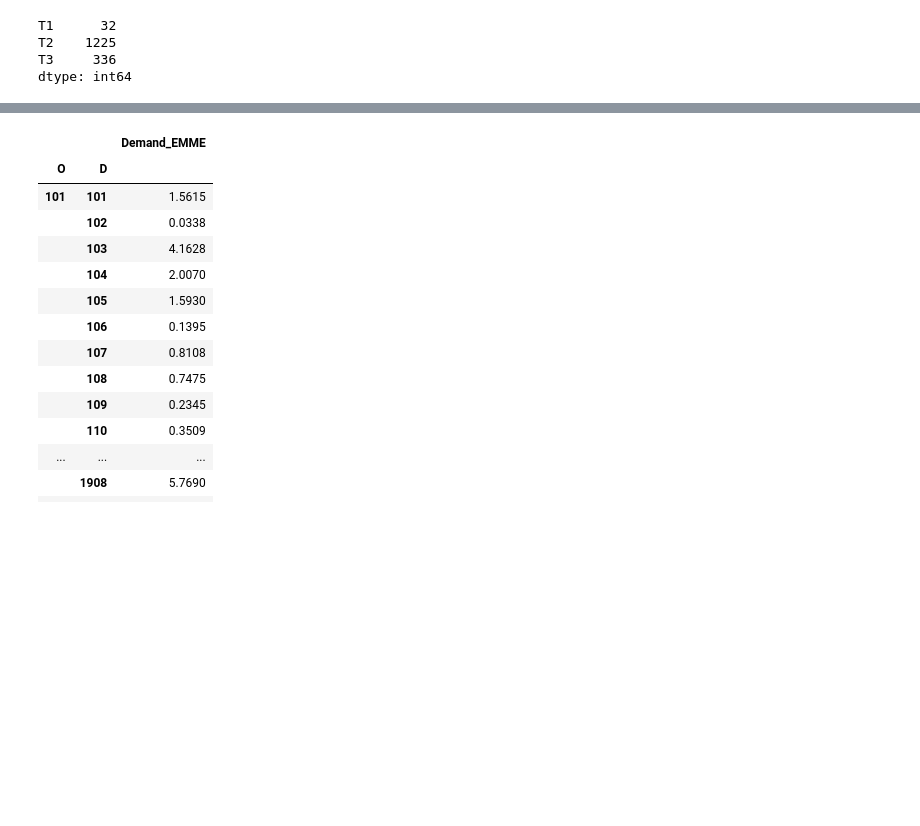
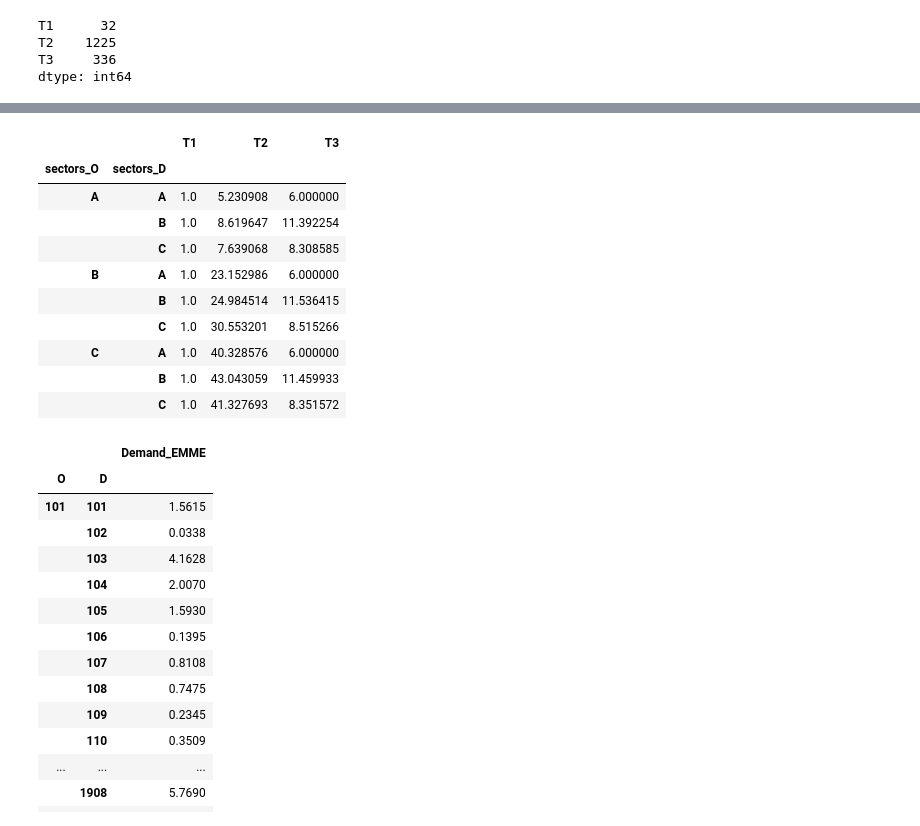
Before and after one commit to jabellcu/TPlanning_matrices, a Jupyter notebook: MatrixExamples.ipynb, the cells around one changed output, grey strips where cells are left out. Saved outputs shown, nothing was run; the diff lists cells and outputs as text; code cells hidden in the pictures; blank space fills up the shorter version.

Commit message:
Add rezoned_weighted_mat

```diff
--- a/MatrixExamples.ipynb
+++ b/MatrixExamples.ipynb
@@ -208,0 +231,4 @@ dtype: int64
+# %%
+mat7_rezoned_weighted = mat7.rezone_weighted(mapping, cost7, ['zones', 'sectors'], mapping_weight_cols=['Val1', 'Val2'])
+mat7_rezoned_weighted
+# %% [output]
@@ -209,3 +237,14 @@ dtype: int64
+|  |  | T1 | T2 | T3 |
+| sectors_O | sectors_D |  |  |  |
+| A | A | 1.0 | 5.230908 | 6.000000 |
+|  | B | 1.0 | 8.619647 | 11.392254 |
+|  | C | 1.0 | 7.639068 | 8.308585 |
+| B | A | 1.0 | 23.152986 | 6.000000 |
+|  | B | 1.0 | 24.984514 | 11.536415 |
+|  | C | 1.0 | 30.553201 | 8.515266 |
+| C | A | 1.0 | 40.328576 | 6.000000 |
+|  | B | 1.0 | 43.043059 | 11.459933 |
+|  | C | 1.0 | 41.327693 | 8.351572 |
 # %%
 DEMMANDp = os.path.join('example_data', 'Demand_EMME.txt')
 DEMMAND = Matrix.read_EMME(DEMMANDp)
```
Also changed, not shown: parts of 13 cells of this notebook, 1 other file.
